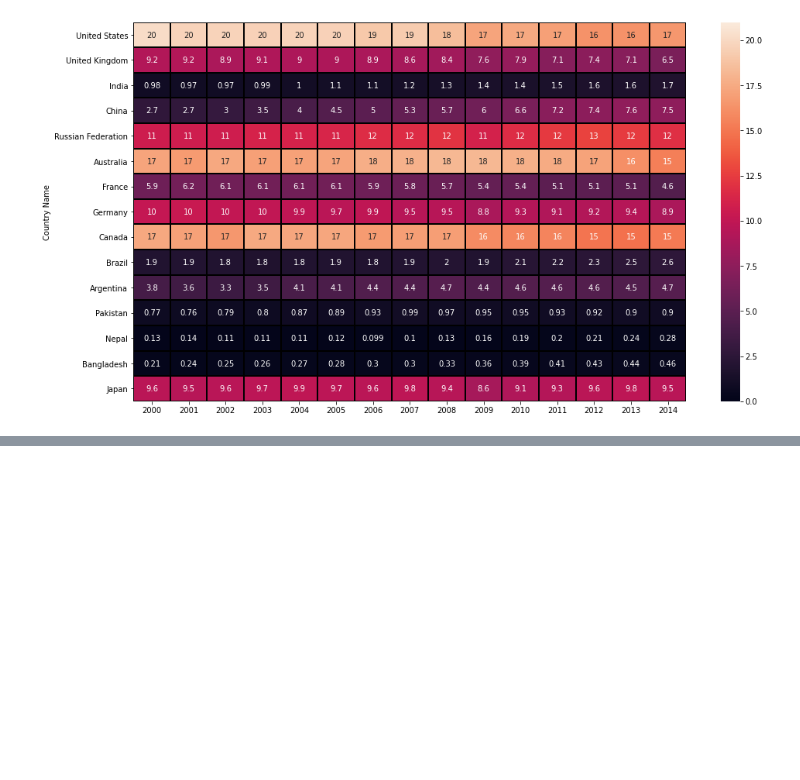
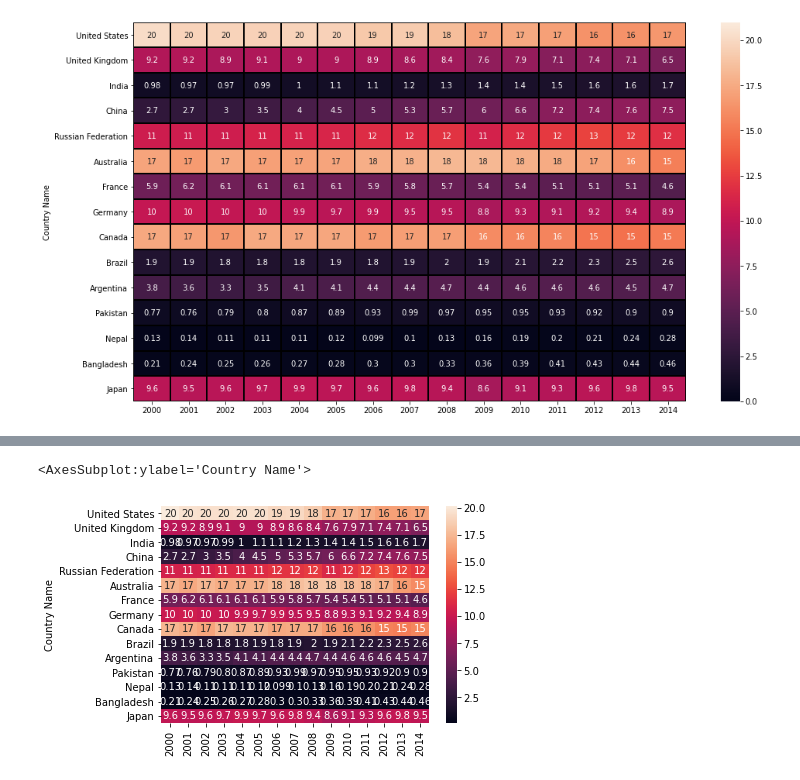
Before and after one commit to satya-ranjan/ML, a Jupyter notebook: Seaborn/Heatmap.ipynb, the cells around one changed output, grey strips where cells are left out. Cells and saved outputs as stored; diff of their text form; code cells hidden in the pictures; blank space fills up the shorter version.

```diff
--- a/Seaborn/Heatmap.ipynb
+++ b/Seaborn/Heatmap.ipynb
@@ -115,0 +138,6 @@ sns.heatmap(globalwarming_df,vmin=0,vmax=21,annot= True,linewidths=0.1,linecolor
+# %%
+
+sns.heatmap(globalwarming_df,annot =True,)
+# %% [output]
+<AxesSubplot:ylabel='Country Name'>
+[figure, added]
```
Also changed, not shown: parts of 5 cells of this notebook.
